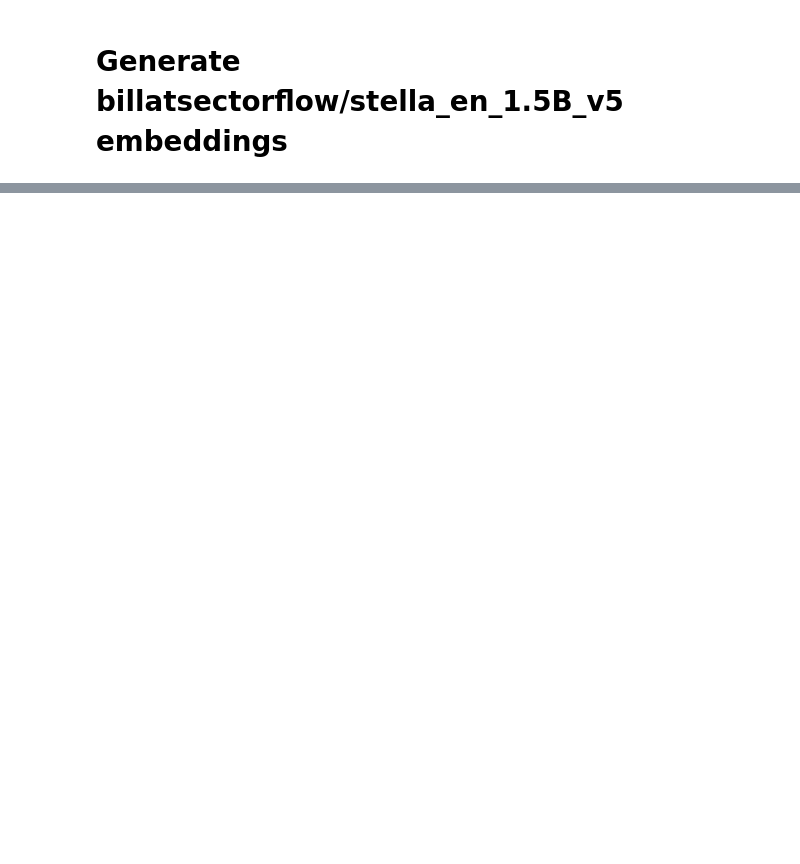
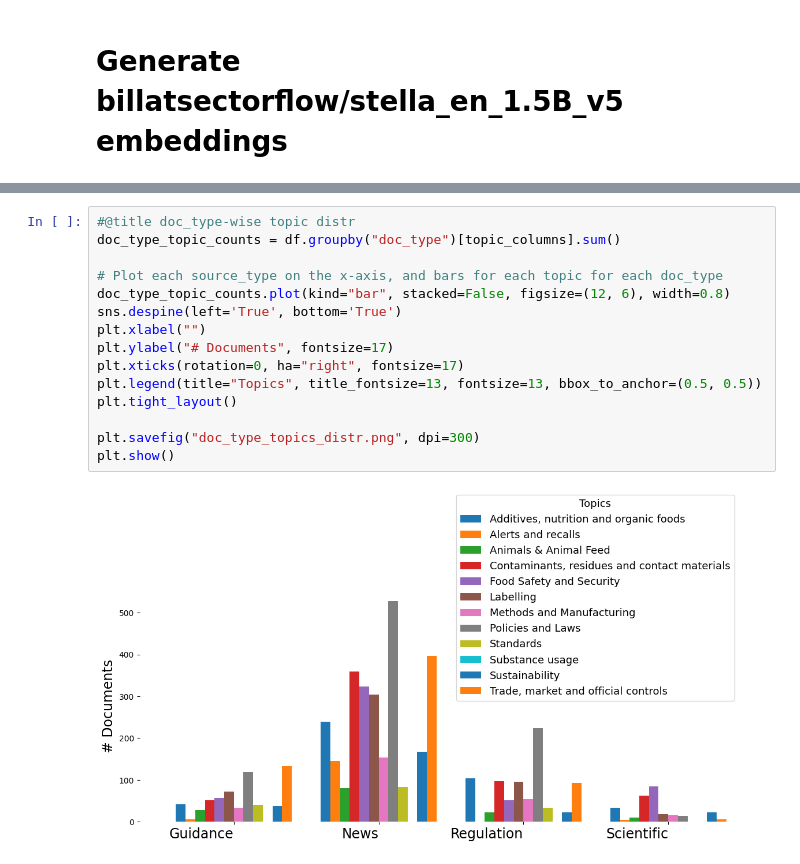
Before and after one commit to EFRA-DH/sgs, a Jupyter notebook: efra_dh_benchmark.ipynb, the cells around one changed output, grey strips where cells are left out. Drawn from its saved outputs; the diff is of its cells as text; blank space fills up the shorter version.

```diff
--- a/efra_dh_benchmark.ipynb
+++ b/efra_dh_benchmark.ipynb
@@ -819,0 +1179,17 @@ for k in range(1, 15):
+# %%
+#@title doc_type-wise topic distr
+doc_type_topic_counts = df.groupby("doc_type")[topic_columns].sum()
+
+# Plot each source_type on the x-axis, and bars for each topic for each doc_type
+doc_type_topic_counts.plot(kind="bar", stacked=False, figsize=(12, 6), width=0.8)
+sns.despine(left='True', bottom='True')
+plt.xlabel("")
+plt.ylabel("# Documents", fontsize=17)
+plt.xticks(rotation=0, ha="right", fontsize=17)
+plt.legend(title="Topics", title_fontsize=13, fontsize=13, bbox_to_anchor=(0.5, 0.5))
+plt.tight_layout()
+
+plt.savefig("doc_type_topics_distr.png", dpi=300)
+plt.show()
+# %% [output]
+[figure, added]
```
Also changed, not shown: parts of 85 cells of this notebook.
